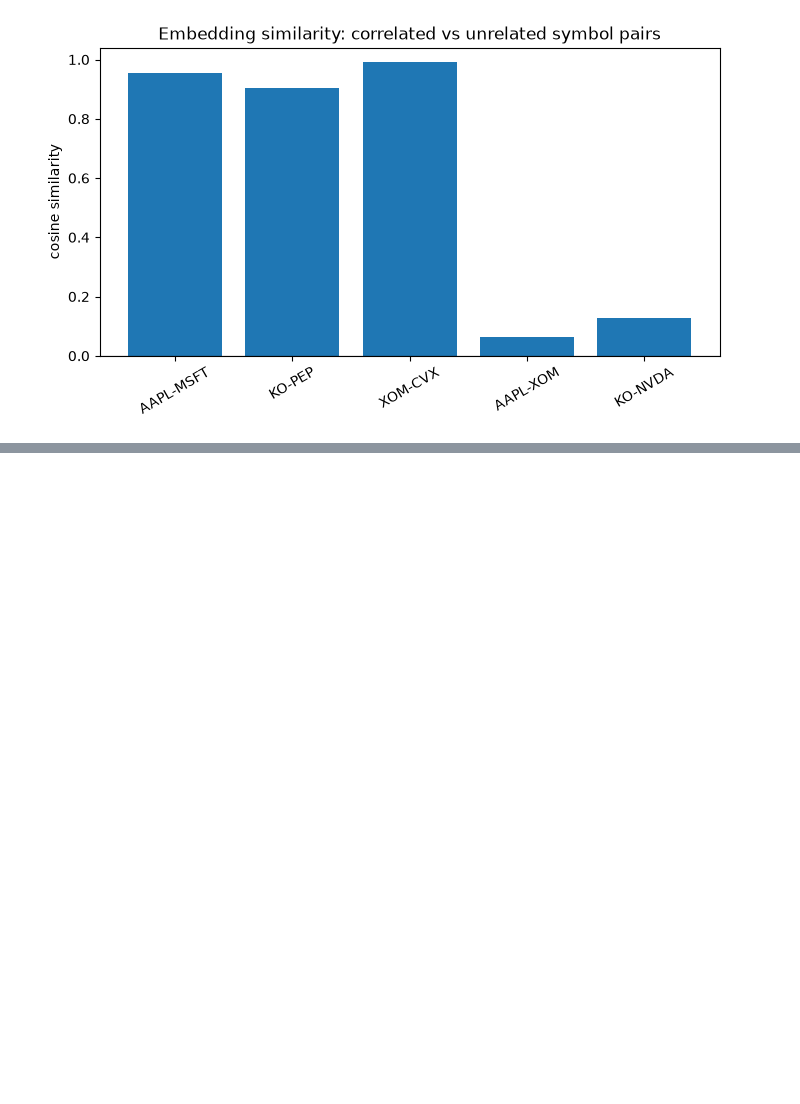
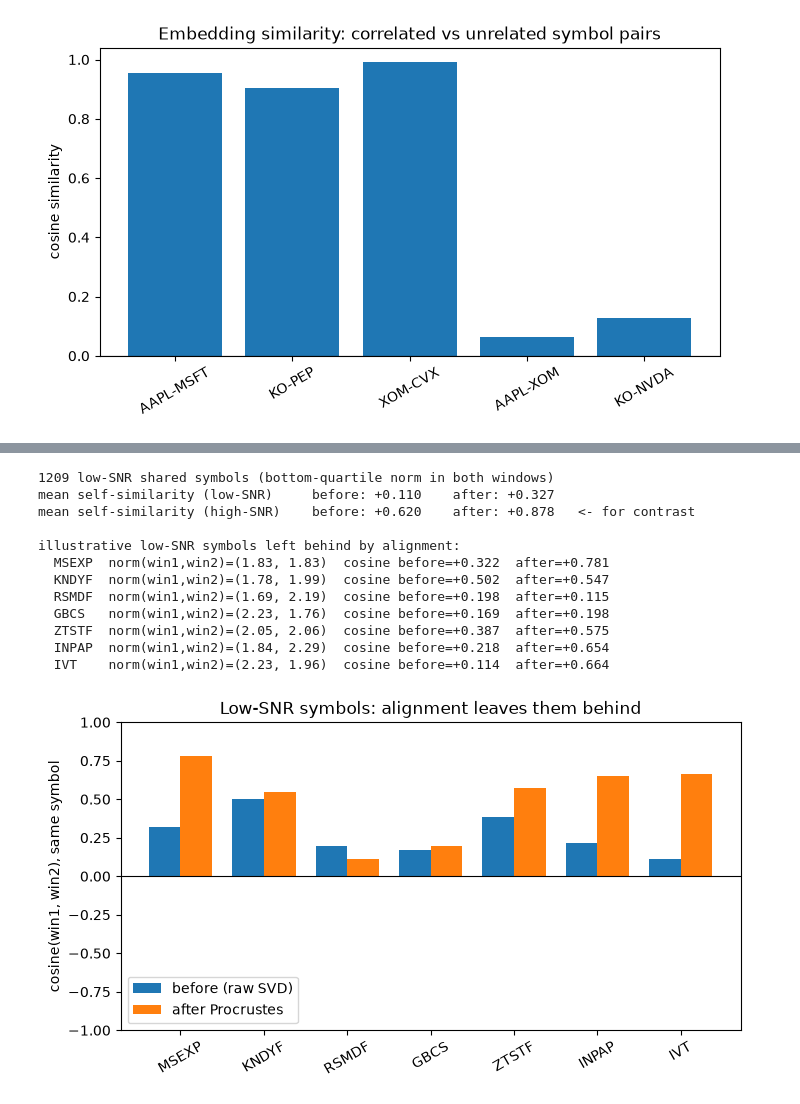
Before and after one commit to Tarekun/zecca, a Jupyter notebook: analysis/notebooks/symbol2vec.ipynb, the cells around one changed output, grey strips where cells are left out. Cells and saved outputs as stored; diff of their text form; code cells hidden in the pictures; blank space fills up the shorter version.

```diff
--- a/analysis/notebooks/symbol2vec.ipynb
+++ b/analysis/notebooks/symbol2vec.ipynb
@@ -361,0 +275,48 @@ Symbols present in `CandlesDailySilver` that were dropped before reaching the SV
+# %%
+# low-SNR: weak loaders (bottom-quartile norm in BOTH windows), with a defined cosine to plot
+low_snr = (norm1 < np.quantile(norm1, 0.25)) & (norm2 < np.quantile(norm2, 0.25))
+finite = np.isfinite(raw_self) & np.isfinite(aligned_self)
+cand = np.where(low_snr & finite)[0]
+
+# most extreme (smallest combined norm) as the illustrative "left behind" set
+weak_idx = cand[np.argsort(norm1[cand] + norm2[cand])][:7]
+weak_symbols = [shared[i] for i in weak_idx]
+
+print(f"{int(low_snr.sum())} low-SNR shared symbols (bottom-quartile norm in both windows)")
+print(f"mean self-similarity (low-SNR)     before: {np.nanmean(raw_self[low_snr]):+.3f}"
+      f"    after: {np.nanmean(aligned_self[low_snr]):+.3f}")
+print(f"mean self-similarity (high-SNR)    before: {np.nanmean(raw_self[high_snr]):+.3f}"
+      f"    after: {np.nanmean(aligned_self[high_snr]):+.3f}   <- for contrast\n")
+print("illustrative low-SNR symbols left behind by alignment:")
+for i in weak_idx:
+    print(f"  {shared[i]:6s} norm(win1,win2)=({norm1[i]:.2f}, {norm2[i]:.2f})  "
+          f"cosine before={raw_self[i]:+.3f}  after={aligned_self[i]:+.3f}")
+
+before_w, after_w = raw_self[weak_idx], aligned_self[weak_idx]
+
+x = np.arange(len(weak_symbols))
+width = 0.38
+plt.figure(figsize=(8, 4))
+plt.bar(x - width / 2, before_w, width, label="before (raw SVD)")
+plt.bar(x + width / 2, after_w, width, label="after Procrustes")
+plt.axhline(0, color="black", linewidth=0.8)
+plt.ylabel("cosine(win1, win2), same symbol")
+plt.title("Low-SNR symbols: alignment leaves them behind")
+plt.xticks(x, weak_symbols, rotation=30)
+plt.ylim(-1, 1)
+plt.legend()
+plt.show()
+# %% [output]
+1209 low-SNR shared symbols (bottom-quartile norm in both windows)
+mean self-similarity (low-SNR)     before: +0.110    after: +0.327
+mean self-similarity (high-SNR)    before: +0.620    after: +0.878   <- for contrast
+
+illustrative low-SNR symbols left behind by alignment:
+  MSEXP  norm(win1,win2)=(1.83, 1.83)  cosine before=+0.322  after=+0.781
+  KNDYF  norm(win1,win2)=(1.78, 1.99)  cosine before=+0.502  after=+0.547
+  RSMDF  norm(win1,win2)=(1.69, 2.19)  cosine before=+0.198  after=+0.115
+  GBCS   norm(win1,win2)=(2.23, 1.76)  cosine before=+0.169  after=+0.198
+  ZTSTF  norm(win1,win2)=(2.05, 2.06)  cosine before=+0.387  after=+0.575
+  INPAP  norm(win1,win2)=(1.84, 2.29)  cosine before=+0.218  after=+0.654
+  IVT    norm(win1,win2)=(2.23, 1.96)  cosine before=+0.114  after=+0.664
+[figure, added]
```
Also changed, not shown: parts of 18 cells of this notebook, 2 other files.
